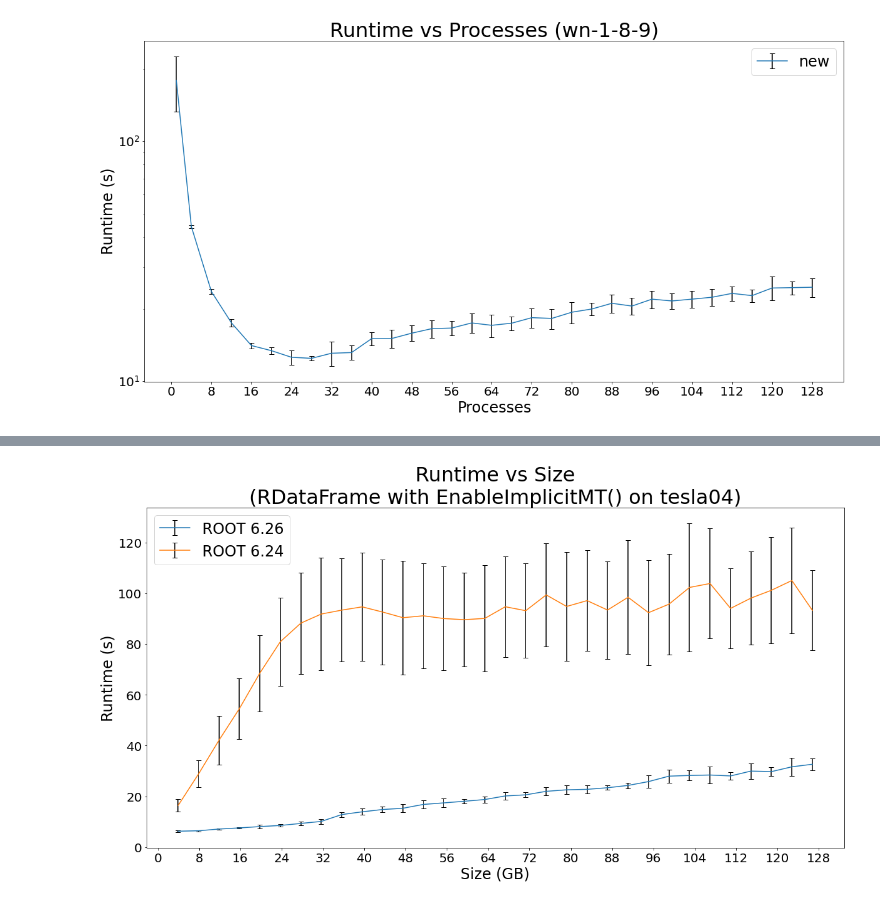
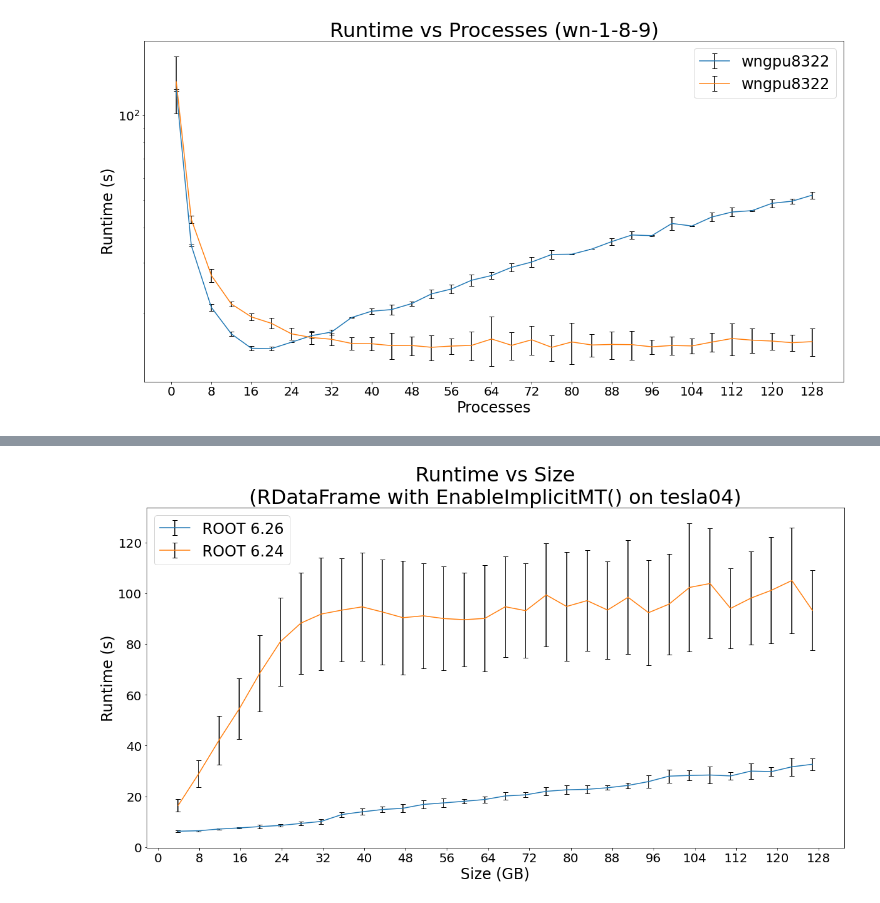
Before and after one commit to bucket420/DOE-INFN-2022, a Jupyter notebook: plot.ipynb, the cells around one changed output, grey strips where cells are left out. Drawn from its saved outputs; the diff is of its cells as text; code cells hidden in the pictures.

```diff
--- a/plot.ipynb
+++ b/plot.ipynb
@@ -69,18 +69,22 @@ def plot(path, title, xlabel, ylabel, *args, plot_type=None, log_scale=False, lo
 # %%
 plot(path,
      'Runtime vs Processes (wn-1-8-9)',
      'Processes',
      'Runtime (s)',
-#      "runtime_tests_uproot/128_files/wn-1-8-9_old/runtime_vs_processes_128_128_4_20.csv",
-#      "old",
-     "runtime_tests_uproot/128_files/wn-1-8-9/runtime_vs_processes_128_128_4_20.csv",
-     "new",
+#      "runtime_tests_uproot/128_files/wn-1-8-9/runtime_vs_processes_128_128_4_20.csv",
+#      "wn189",
+#      "runtime_tests_uproot/128_files/tesla04_remote/runtime_vs_processes_128_128_4_20.csv",
+#      "tesla04",
+     "runtime_tests_uproot/128_files/wn-gpu-8-3-22/runtime_vs_processes_128_128_4_20.csv",
+     "wngpu8322",
+     "runtime_tests_uproot/128_files/wn-gpu-8-3-22_old/runtime_vs_processes_128_128_4_20.csv",
+     "wngpu8322",
 #      "runtime_tests_rdf/128_files/wn-1-8-9/runtime_vs_processes_128_128_4_20.csv",
 #      "rdf",
 #      plot_type="speed-up",
      log_scale=True,
 #      log_base=2,
      plot_type="errorbars"
     )
 # %% [output]
-[figure, old version]
+[figure, new version]
```
Also changed, not shown: parts of 1 cell of this notebook, 6 other files.
